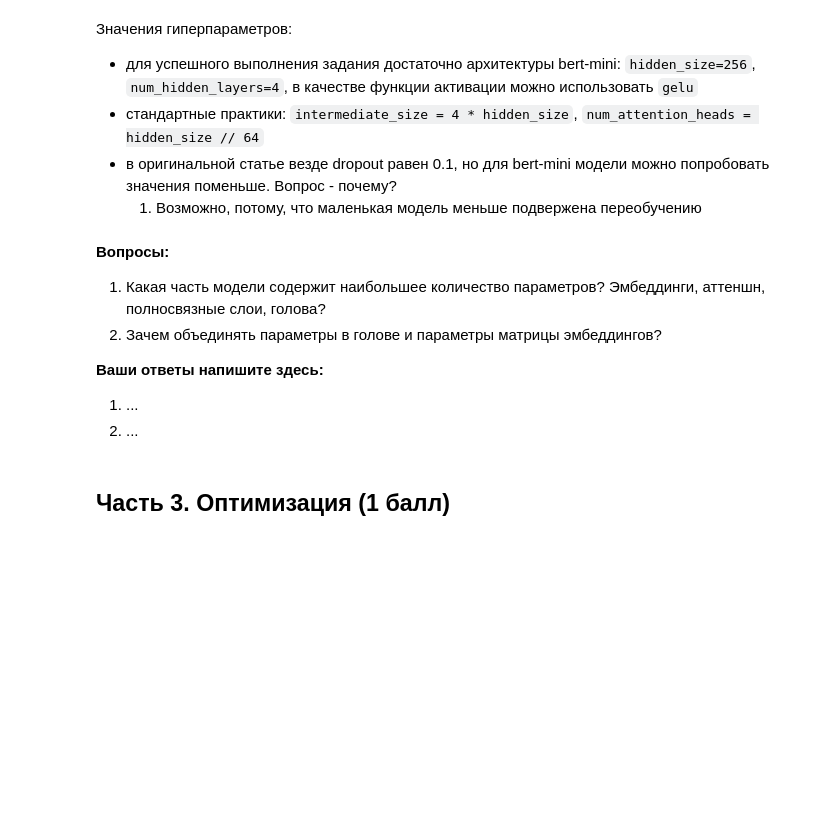
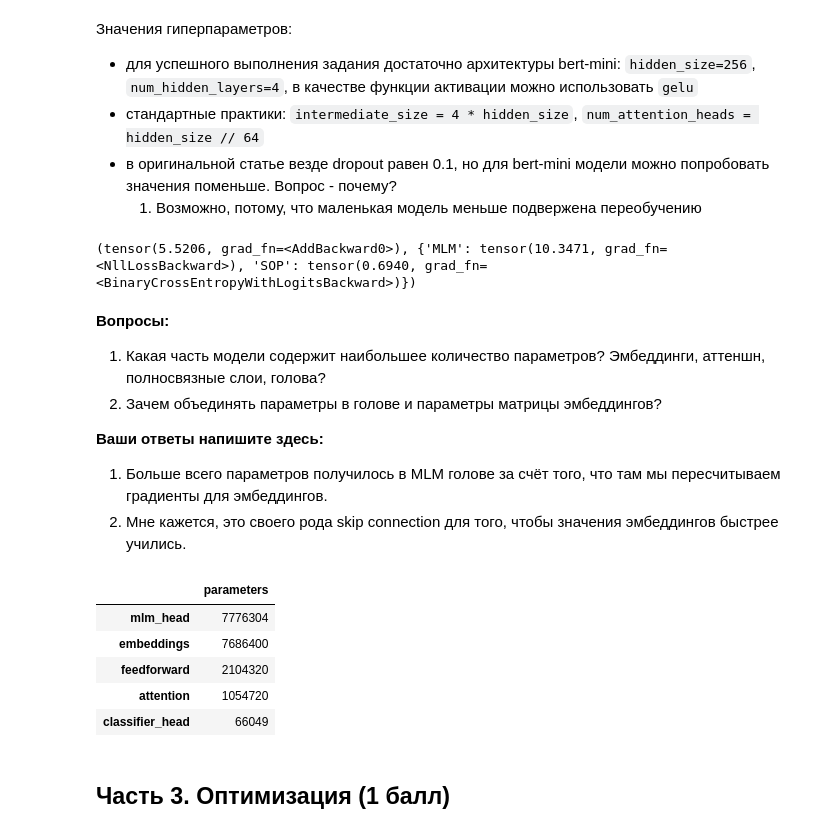
Before and after one commit to SmirnovAlexander/NLP, a Jupyter notebook: 03_bert/bert.ipynb, the cells around one changed output. Saved outputs shown, nothing was run; the diff lists cells and outputs as text; code cells hidden in the pictures; blank space fills up the shorter version.

Commit message:
finished model creation part

```diff
--- a/03_bert/bert.ipynb
+++ b/03_bert/bert.ipynb
@@ -1219,11 +1272,55 @@ model = BertModel(
+# %%
+hidden_size = 256
+vocab_size = tokenizer.vocab_size
+max_seqlen = ds._maxlen
+num_hidden_layers = 4
+
+model = BertModel(
+    hidden_size=hidden_size,
+    vocab_size=vocab_size,
+    max_seqlen=max_seqlen,
+    act_func='gelu',
+    num_hidden_layers=num_hidden_layers,
+    intermediate_size=hidden_size*4,
+    num_attention_heads=hidden_size//64,
+    input_dropout_prob=0.01,
+    hidden_dropout_prob=0.01,
+    attention_probs_dropout_prob=0.01,
+    eps=1e-3,
+    ignore_index=-100
+)
+
+input_ids, token_type_ids, labels, permuted = next(iter(dl))
+attention_mask = torch.where(input_ids != tokenizer.pad_token_id, 1., 0.)
+
+loss = model(input_ids, attention_mask, labels, permuted, token_type_ids)
+print(loss)
+# %% [output]
+(tensor(5.5206, grad_fn=<AddBackward0>), {'MLM': tensor(10.3471, grad_fn=<NllLossBackward>), 'SOP': tensor(0.6940, grad_fn=<BinaryCrossEntropyWithLogitsBackward>)})
 # %% [markdown]
 **Вопросы:**
 1. Какая часть модели содержит наибольшее количество параметров? Эмбеддинги, аттеншн, полносвязные слои, голова?
 2. Зачем объединять параметры в голове и параметры матрицы эмбеддингов?
 
 **Ваши ответы напишите здесь:**
-1. ...
-2. ...
+1. Больше всего параметров получилось в MLM голове за счёт того, что там мы пересчитываем градиенты для эмбеддингов.
+2. Мне кажется, это своего рода skip connection для того, чтобы значения эмбеддингов быстрее учились.
+# %%
+pd.DataFrame.from_dict(
+    {"embeddings": (vocab_size + max_seqlen + 4) * hidden_size,
+     "attention": (4 * hidden_size ** 2 + 6 * hidden_size) * num_hidden_layers,
+     "feedforward": (8 * hidden_size ** 2 + 7 * hidden_size) * num_hidden_layers,
+     "mlm_head": hidden_size ** 2 + 2 * hidden_size + hidden_size * vocab_size + hidden_size + vocab_size,
+     "classifier_head": hidden_size ** 2 + hidden_size + hidden_size + 1,
+     #"bert": (vocab_size + max_seqlen + 4) * hidden_size + 4 * (12 * hidden_size ** 2 + 13 * hidden_size),
+    }, orient="index", columns=["parameters"]).sort_values(by="parameters", ascending=False)
+# %% [output]
+|  | parameters |
+| mlm_head | 7776304 |
+| embeddings | 7686400 |
+| feedforward | 2104320 |
+| attention | 1054720 |
+| classifier_head | 66049 |
 # %% [markdown]
 ## Часть 3. Оптимизация (1 балл)
 # %% [markdown]
```
Also changed, not shown: parts of 8 cells of this notebook.
